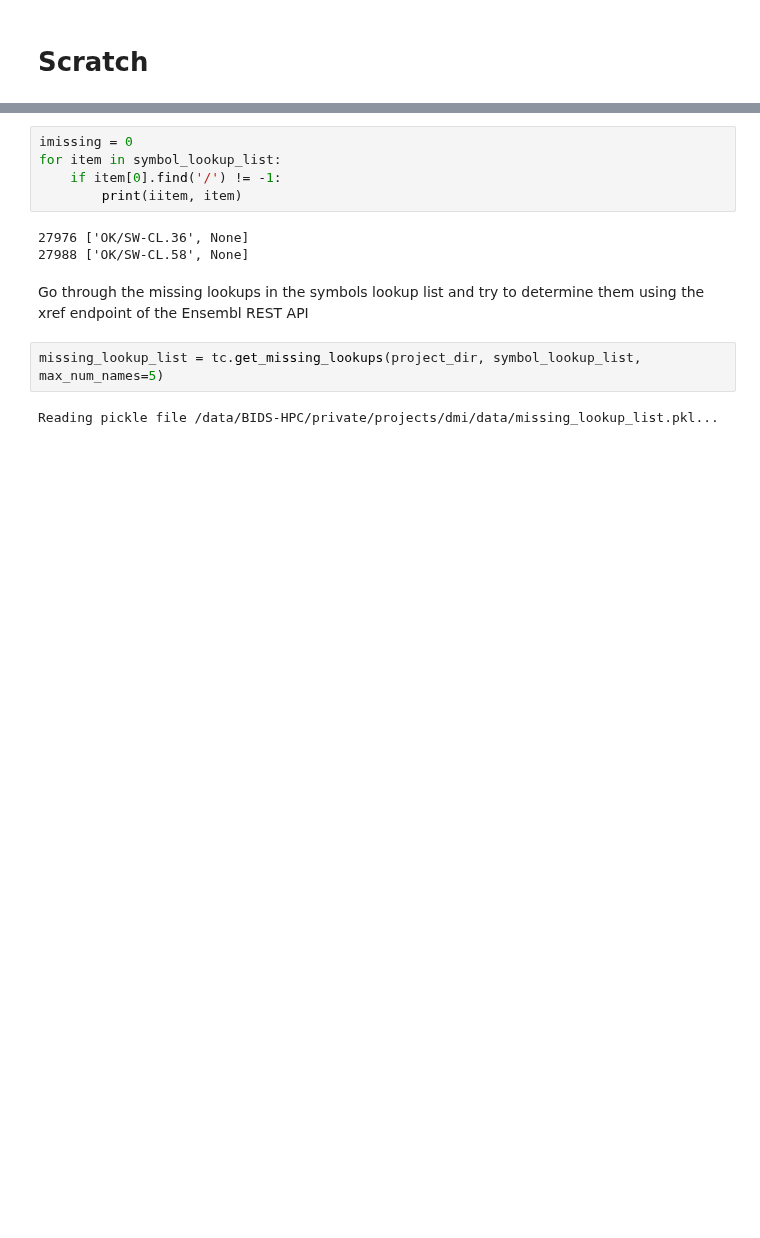
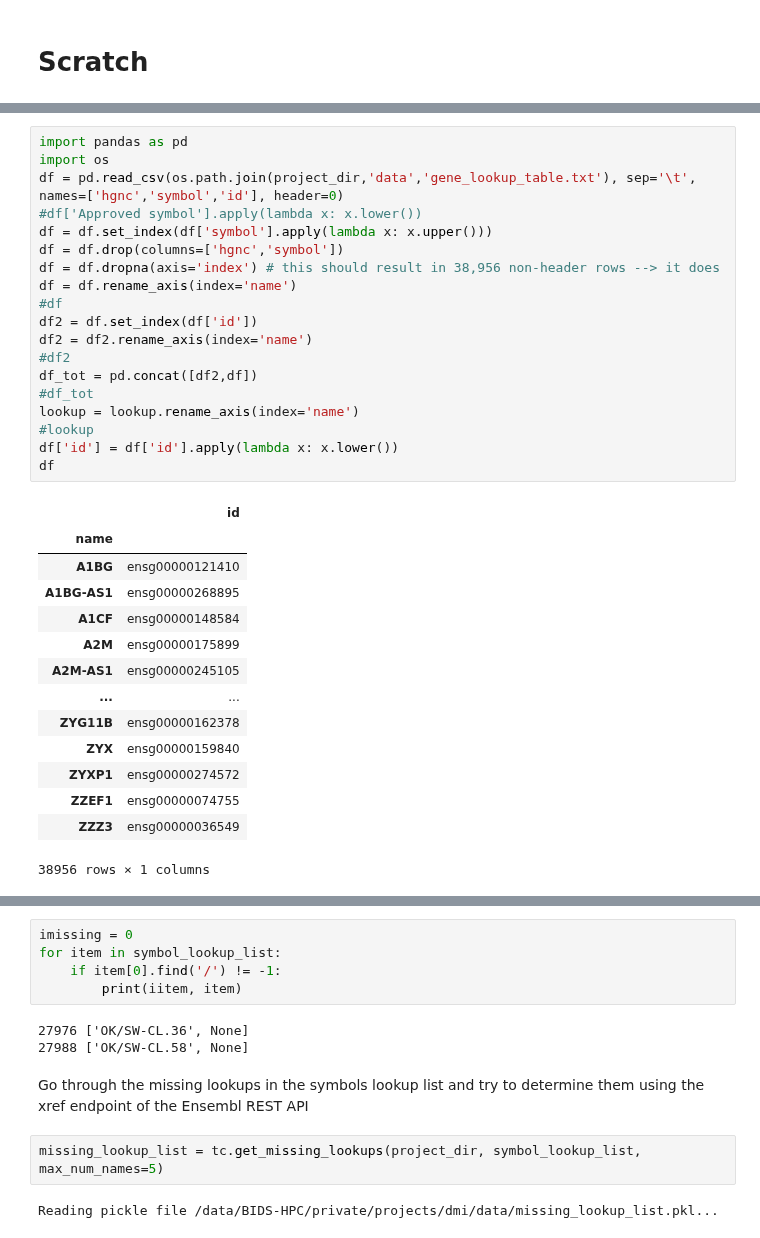
Before and after one commit to andrew-weisman/target_classification, a Jupyter notebook: main.ipynb, the cells around one changed output, grey strips where cells are left out. Cells and saved outputs as stored; diff of their text form; blank space fills up the shorter version.

```diff
--- a/main.ipynb
+++ b/main.ipynb
@@ -53,0 +152,34 @@ KeyboardInterrupt:
+# %%
+import pandas as pd
+import os
+df = pd.read_csv(os.path.join(project_dir,'data','gene_lookup_table.txt'), sep='\t', names=['hgnc','symbol','id'], header=0)
+#df['Approved symbol'].apply(lambda x: x.lower())
+df = df.set_index(df['symbol'].apply(lambda x: x.upper()))
+df = df.drop(columns=['hgnc','symbol'])
+df = df.dropna(axis='index') # this should result in 38,956 non-header rows --> it does
+df = df.rename_axis(index='name')
+#df
+df2 = df.set_index(df['id'])
+df2 = df2.rename_axis(index='name')
+#df2
+df_tot = pd.concat([df2,df])
+#df_tot
+lookup = lookup.rename_axis(index='name')
+#lookup
+df['id'] = df['id'].apply(lambda x: x.lower())
+df
+# %% [output]
+|  | id |
+| name |  |
+| A1BG | ensg00000121410 |
+| A1BG-AS1 | ensg00000268895 |
+| A1CF | ensg00000148584 |
+| A2M | ensg00000175899 |
+| A2M-AS1 | ensg00000245105 |
+| ... | ... |
+| ZYG11B | ensg00000162378 |
+| ZYX | ensg00000159840 |
+| ZYXP1 | ensg00000274572 |
+| ZZEF1 | ensg00000074755 |
+| ZZZ3 | ensg00000036549 |
+38956 rows × 1 columns
```
Also changed, not shown: parts of 22 cells of this notebook, 2 other files.
